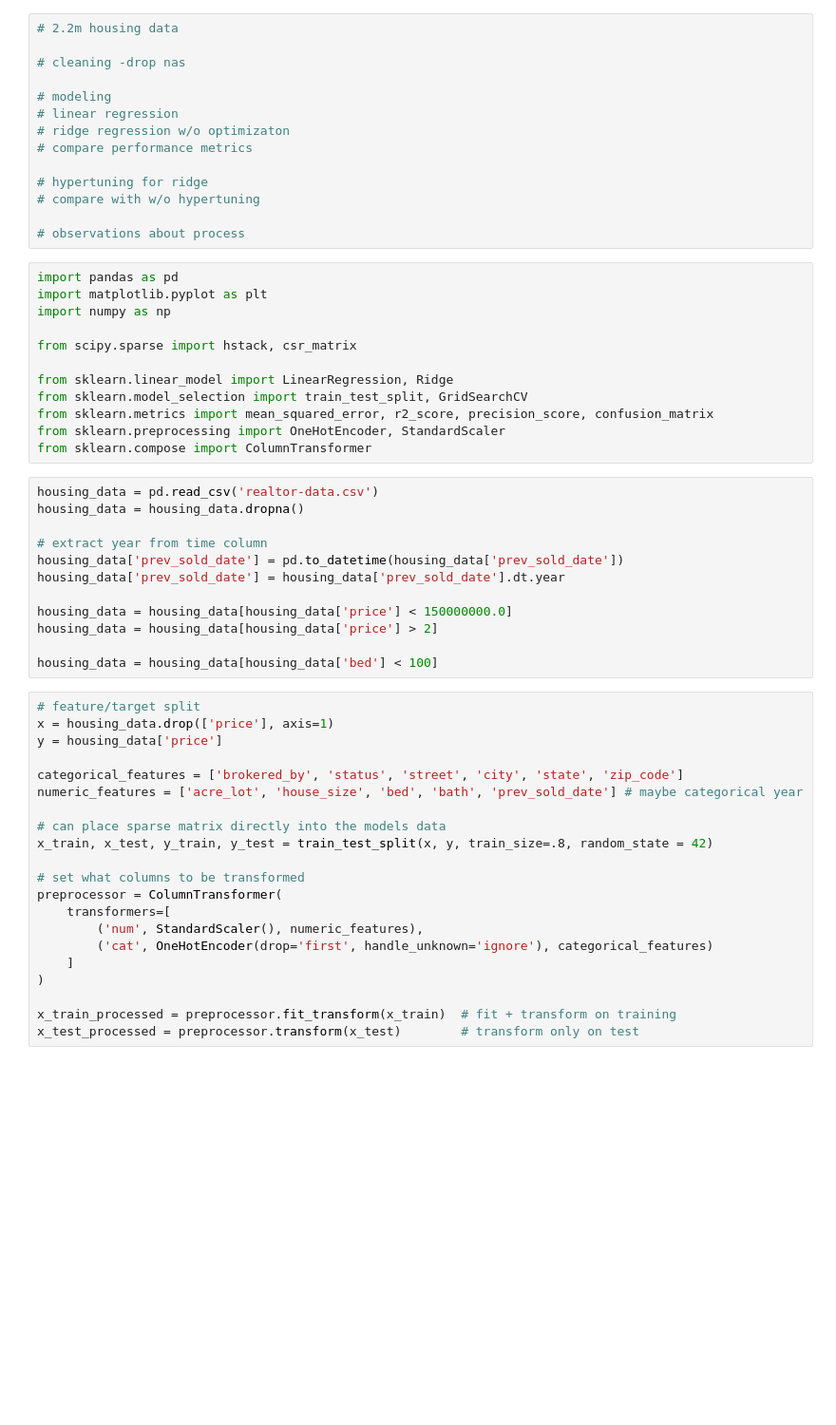
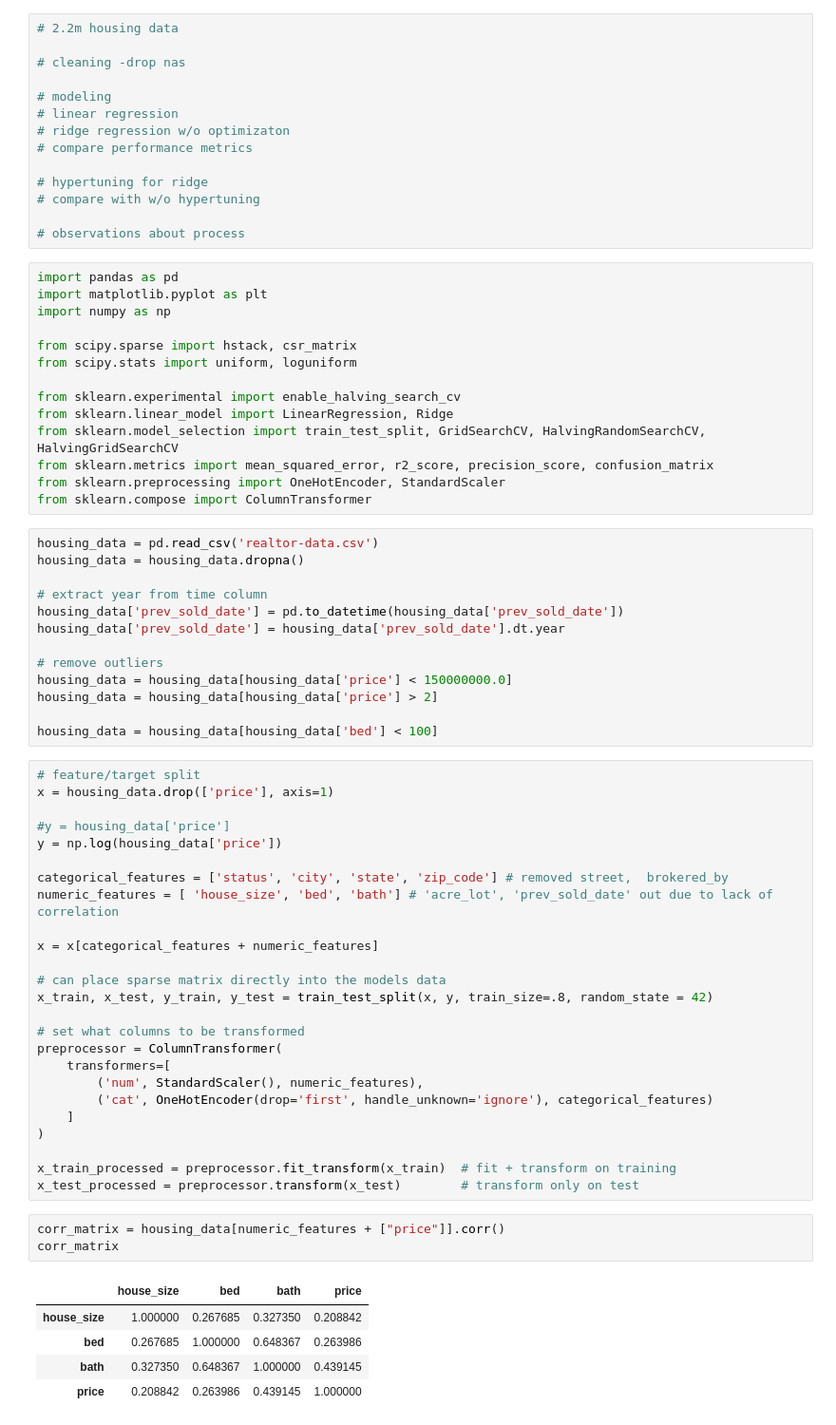
Before and after one commit to lborerseabloom/CSC-316, a Jupyter notebook: Assignment 1.ipynb, the cells around one changed output. Shown at 95% size. Cells and saved outputs as stored; diff of their text form; blank space fills up the shorter version.

```diff
--- a/Assignment 1.ipynb
+++ b/Assignment 1.ipynb
@@ -18,9 +18,11 @@ import matplotlib.pyplot as plt
 import numpy as np
 
 from scipy.sparse import hstack, csr_matrix
+from scipy.stats import uniform, loguniform
 
+from sklearn.experimental import enable_halving_search_cv
 from sklearn.linear_model import LinearRegression, Ridge
-from sklearn.model_selection import train_test_split, GridSearchCV
+from sklearn.model_selection import train_test_split, GridSearchCV, HalvingRandomSearchCV, HalvingGridSearchCV
 from sklearn.metrics import mean_squared_error, r2_score, precision_score, confusion_matrix
 from sklearn.preprocessing import OneHotEncoder, StandardScaler
 from sklearn.compose import ColumnTransformer
@@ -32,6 +34,7 @@ housing_data = housing_data.dropna()
 housing_data['prev_sold_date'] = pd.to_datetime(housing_data['prev_sold_date'])
 housing_data['prev_sold_date'] = housing_data['prev_sold_date'].dt.year
 
+# remove outliers
 housing_data = housing_data[housing_data['price'] < 150000000.0]
 housing_data = housing_data[housing_data['price'] > 2]
 
@@ -39,10 +42,14 @@ housing_data = housing_data[housing_data['bed'] < 100]
 # %%
 # feature/target split
 x = housing_data.drop(['price'], axis=1)
-y = housing_data['price']
 
-categorical_features = ['brokered_by', 'status', 'street', 'city', 'state', 'zip_code']
-numeric_features = ['acre_lot', 'house_size', 'bed', 'bath', 'prev_sold_date'] # maybe categorical year
+#y = housing_data['price']
+y = np.log(housing_data['price'])
+
+categorical_features = ['status', 'city', 'state', 'zip_code'] # removed street,  brokered_by
+numeric_features = [ 'house_size', 'bed', 'bath'] # 'acre_lot', 'prev_sold_date' out due to lack of correlation
+
+x = x[categorical_features + numeric_features]
 
 # can place sparse matrix directly into the models data
 x_train, x_test, y_train, y_test = train_test_split(x, y, train_size=.8, random_state = 42)
@@ -57,6 +64,15 @@ preprocessor = ColumnTransformer(
 
 x_train_processed = preprocessor.fit_transform(x_train)  # fit + transform on training
 x_test_processed = preprocessor.transform(x_test)        # transform only on test
+# %%
+corr_matrix = housing_data[numeric_features + ["price"]].corr()
+corr_matrix
+# %% [output]
+|  | house_size | bed | bath | price |
+| house_size | 1.000000 | 0.267685 | 0.327350 | 0.208842 |
+| bed | 0.267685 | 1.000000 | 0.648367 | 0.263986 |
+| bath | 0.327350 | 0.648367 | 1.000000 | 0.439145 |
+| price | 0.208842 | 0.263986 | 0.439145 | 1.000000 |
 # %%
 LinearModel = LinearRegression()
 LinearModel.fit(x_train_processed, y_train)
```
Also changed, not shown: parts of 6 cells of this notebook.
